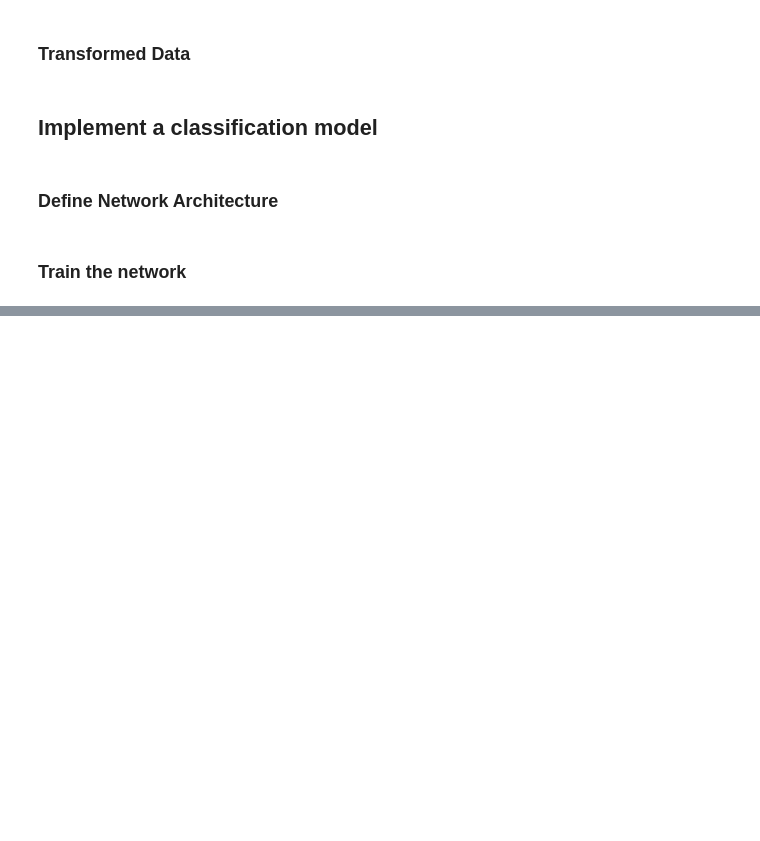
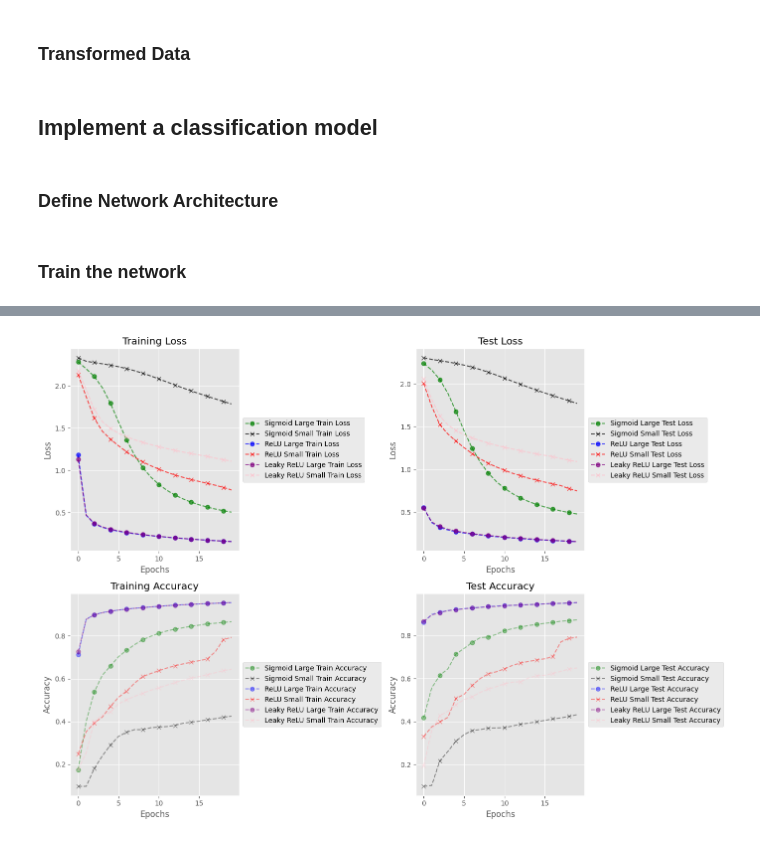
Before and after one commit to renejerez/ubi-master-computer-engineering, a Jupyter notebook: 14469-ML/practical_project_02/_Practical_Project_02_Classification.ipynb, the cells around one changed output, grey strips where cells are left out. Drawn from its saved outputs; the diff is of its cells as text; code cells hidden in the pictures; blank space fills up the shorter version.

```diff
--- a/14469-ML/practical_project_02/_Practical_Project_02_Classification.ipynb
+++ b/14469-ML/practical_project_02/_Practical_Project_02_Classification.ipynb
@@ -931,0 +286,14 @@ plt.show()
+# %%
+##########################################################
+# Comparison table with the accuracy
+##########################################################
+comparison_data = []
+for name, history in histories.items():
+    final_train_acc = history.history["accuracy"][-1]
+    final_test_acc = history.history["val_accuracy"][-1]
+    final_train_loss = history.history["loss"][-1]
+    final_test_loss = history.history["val_loss"][-1]
+    comparison_data.append([name, final_train_acc, final_test_acc, final_train_loss, final_test_loss])
+
+comparison_df = pd.DataFrame(comparison_data, columns=["Model", "Train Accuracy", "Test Accuracy", "Train Loss", "Test Loss"])
+print(comparison_df)
@@ -931,0 +308,57 @@ plt.show()
+# %%
+# Split the plot into 4 subplots for accuracy and loss
+fig, axs = plt.subplots(2, 2, figsize=(14, 10))
+epochs = range(20)
+
+# Colors dictionary for easy reference
+colors = {
+    "Sigmoid Large": "green", "Sigmoid Small": "black",
+    "ReLU Large": "blue", "ReLU Small": "red",
+    "Leaky ReLU Large": "purple", "Leaky ReLU Small": "pink"
+}
+
+# Plot Training Loss
+for name, history in histories.items():
+    linestyle = "solid" if "Train" in name else "dashed"
+    marker = "o" if "Large" in name else "x"  # Distinguish large models with markers
+    axs[0, 0].plot(epochs, history.history["loss"], label=f"{name} Train Loss", color=colors[name], linestyle=linestyle, marker=marker, markevery=2, alpha=0.7)
+axs[0, 0].set_title("Training Loss")
+axs[0, 0].set_xlabel("Epochs")
+axs[0, 0].set_ylabel("Loss")
+axs[0, 0].legend(loc="center left", bbox_to_anchor=(1, 0.5))  # Position legend to the right
+
+# Plot Test Loss
+for name, history in histories.items():
+    linestyle = "solid" if "Train" in name else "dashed"
+    marker = "o" if "Large" in name else "x"  # Distinguish large models with markers
+    axs[0, 1].plot(epochs, history.history["val_loss"], label=f"{name} Test Loss", color=colors[name], linestyle=linestyle, marker=marker, markevery=2, alpha=0.7)
+axs[0, 1].set_title("Test Loss")
+axs[0, 1].set_xlabel("Epochs")
+axs[0, 1].set_ylabel("Loss")
+axs[0, 1].legend(loc="center left", bbox_to_anchor=(1, 0.5))  # Position legend to the right
+
+# Plot Training Accuracy
+for name, history in histories.items():
+    linestyle = "solid" if "Train" in name else "dashed"
+    marker = "o" if "Large" in name else "x"  # Distinguish large models with markers
+    axs[1, 0].plot(epochs, history.history["accuracy"], label=f"{name} Train Accuracy", color=colors[name], linestyle=linestyle, marker=marker, markevery=2, alpha=0.4)
+axs[1, 0].set_title("Training Accuracy")
+axs[1, 0].set_xlabel("Epochs")
+axs[1, 0].set_ylabel("Accuracy")
+axs[1, 0].legend(loc="center left", bbox_to_anchor=(1, 0.5))  # Position legend to the right
+
+# Plot Test Accuracy
+for name, history in histories.items():
+    linestyle = "solid" if "Train" in name else "dashed"
+    marker = "o" if "Large" in name else "x"  # Distinguish large models with markers
+    axs[1, 1].plot(epochs, history.history["val_accuracy"], label=f"{name} Test Accuracy", color=colors[name], linestyle=linestyle, marker=marker, markevery=2, alpha=0.4)
+axs[1, 1].set_title("Test Accuracy")
+axs[1, 1].set_xlabel("Epochs")
+axs[1, 1].set_ylabel("Accuracy")
+axs[1, 1].legend(loc="center left", bbox_to_anchor=(1, 0.5))  # Position legend to the right
+
+# Adjust layout and show plot
+plt.tight_layout()
+plt.show()
+# %% [output]
+[figure, added]
```
Also changed, not shown: parts of 53 cells of this notebook, 2 other files.
